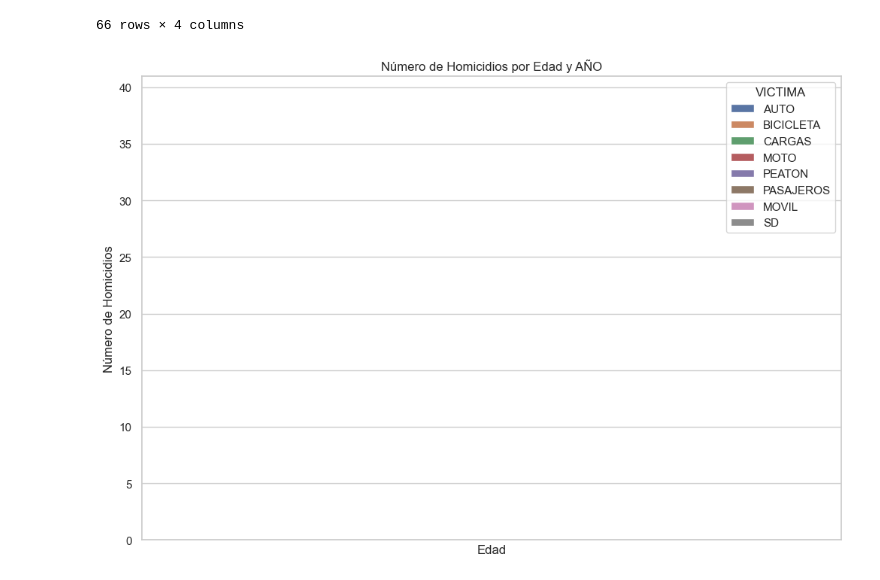
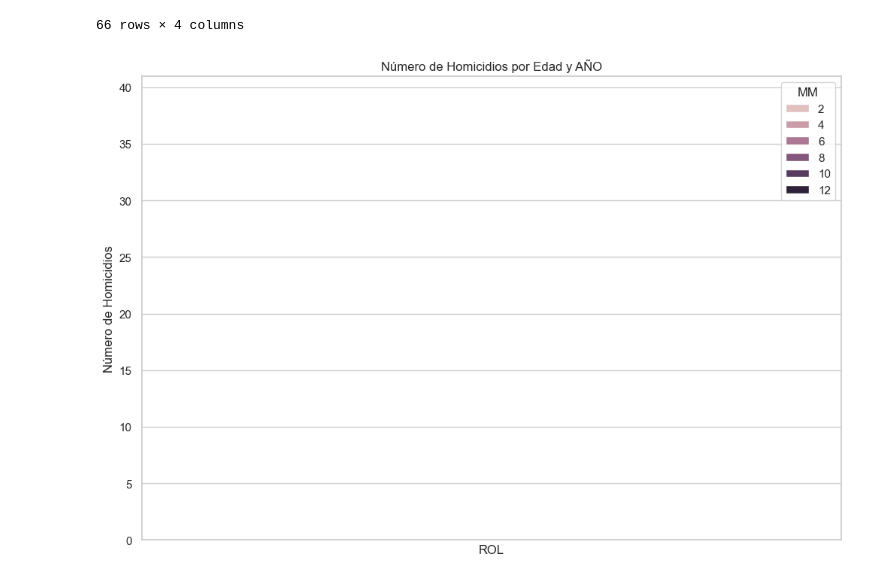
Before and after one commit to pipesito1/Proyecto_siniestros_viales, a Jupyter notebook: EDA/EDA_homicidios.ipynb, the cells around one changed output. Drawn from its saved outputs; the diff is of its cells as text; code cells hidden in the pictures.

```diff
--- a/EDA/EDA_homicidios.ipynb
+++ b/EDA/EDA_homicidios.ipynb
@@ -352,18 +352,18 @@ homicidios_victimas_mes
 # %%
 # Crear el gráfico
 plt.figure(figsize=(12, 8))
-sns.barplot(data=homicidios_victimas_mes, x='MM', y='count', hue='VICTIMA', dodge=True)
+sns.barplot(data=homicidios_victimas_mes, x='VICTIMA', y='count', hue='MM', dodge=True)
 plt.xlim(19,40)
 # Añadir títulos y etiquetas
 plt.title('Número de Homicidios por Edad y AÑO')
-plt.xlabel('Edad')
+plt.xlabel('ROL')
 plt.ylabel('Número de Homicidios')
 plt.xticks(rotation=90)  # Rotar las etiquetas del eje x para mayor legibilidad
 
 # Mostrar el gráfico
 plt.show()
 # %% [output]
-[figure, old version]
+[figure, new version]
 # %%
 #guardar el nuevo archivio previamente filtrado
 homicidios_hechos.to_csv('../dataset/homicidios_hechos2.csv', index=False, sep=';', encoding='utf-8')
```
Also changed, not shown: parts of 1 cell of this notebook, 8 other files.
